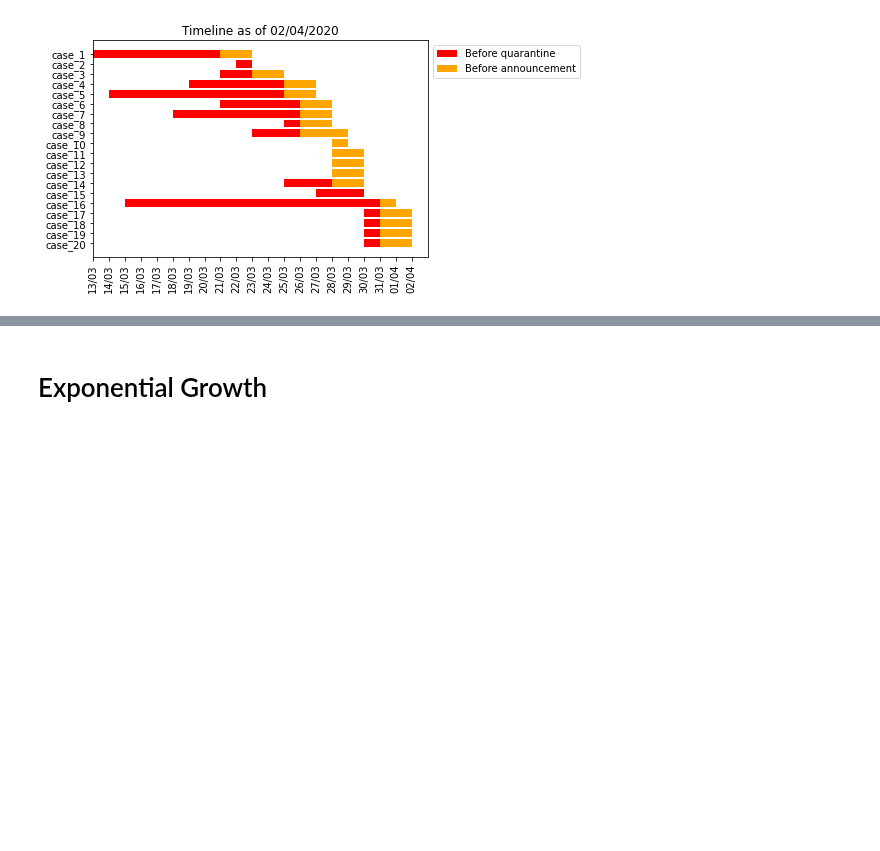
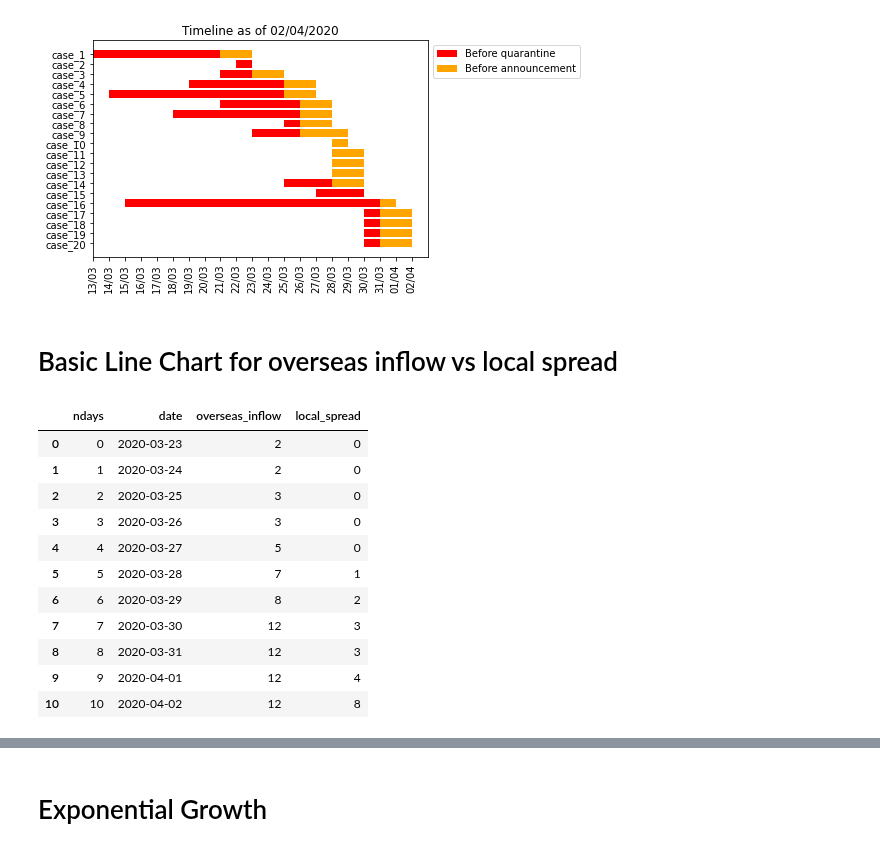
Before and after one commit to finerbrighterlighter/myanmar_covid19, a Jupyter notebook: exponential_growth.ipynb, the cells around one changed output, grey strips where cells are left out. Cells and saved outputs as stored; diff of their text form; code cells hidden in the pictures; blank space fills up the shorter version.

```diff
--- a/exponential_growth.ipynb
+++ b/exponential_growth.ipynb
@@ -137,2 +119,4 @@ files.download(pp)
 # %% [output]
 [figure]
+# %% [markdown]
+# Basic Line Chart for overseas inflow vs local spread
@@ -138,0 +133,30 @@ files.download(pp)
+# %%
+spread_trend_df = pd.DataFrame(columns=["ndays","date"])
+spread_trend_df["ndays"] = np.arange(len(pd.date_range(start=spread_df.date.min(), end=spread_df.date.max())))
+spread_trend_df.loc[0,"date"]=spread_df.date.min()
+for i in range(1,len(spread_trend_df)):
+    spread_trend_df.loc[i,"date"] = spread_trend_df.loc[i-1,"date"] + pd.Timedelta(days=1)
+    i=i+1
+spread_trend_df["date"] = pd.to_datetime(spread_trend_df["date"])
+
+spread_trend_df=spread_trend_df.merge(spread_df,indicator=False,how='left')
+spread_trend_df["overseas_inflow"].fillna(0, inplace=True)
+spread_trend_df["local_spread"].fillna(0, inplace=True)
+spread_trend_df["overseas_inflow"]=spread_trend_df["overseas_inflow"].astype(int)
+spread_trend_df["local_spread"]=spread_trend_df["local_spread"].astype(int)
+spread_trend_df["overseas_inflow"]=spread_trend_df["overseas_inflow"].cumsum()
+spread_trend_df["local_spread"]=spread_trend_df["local_spread"].cumsum()
+spread_trend_df
+# %% [output]
+|  | ndays | date | overseas_inflow | local_spread |
+| 0 | 0 | 2020-03-23 | 2 | 0 |
+| 1 | 1 | 2020-03-24 | 2 | 0 |
+| 2 | 2 | 2020-03-25 | 3 | 0 |
+| 3 | 3 | 2020-03-26 | 3 | 0 |
+| 4 | 4 | 2020-03-27 | 5 | 0 |
+| 5 | 5 | 2020-03-28 | 7 | 1 |
+| 6 | 6 | 2020-03-29 | 8 | 2 |
+| 7 | 7 | 2020-03-30 | 12 | 3 |
+| 8 | 8 | 2020-03-31 | 12 | 3 |
+| 9 | 9 | 2020-04-01 | 12 | 4 |
+| 10 | 10 | 2020-04-02 | 12 | 8 |
```
Also changed, not shown: parts of 14 cells of this notebook.
